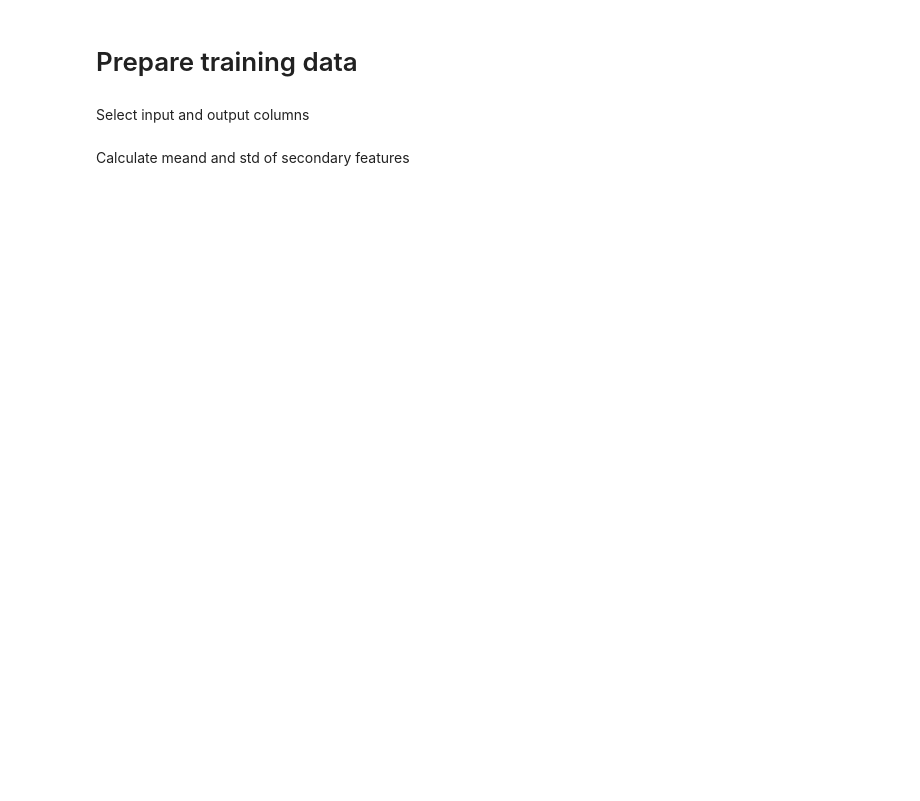
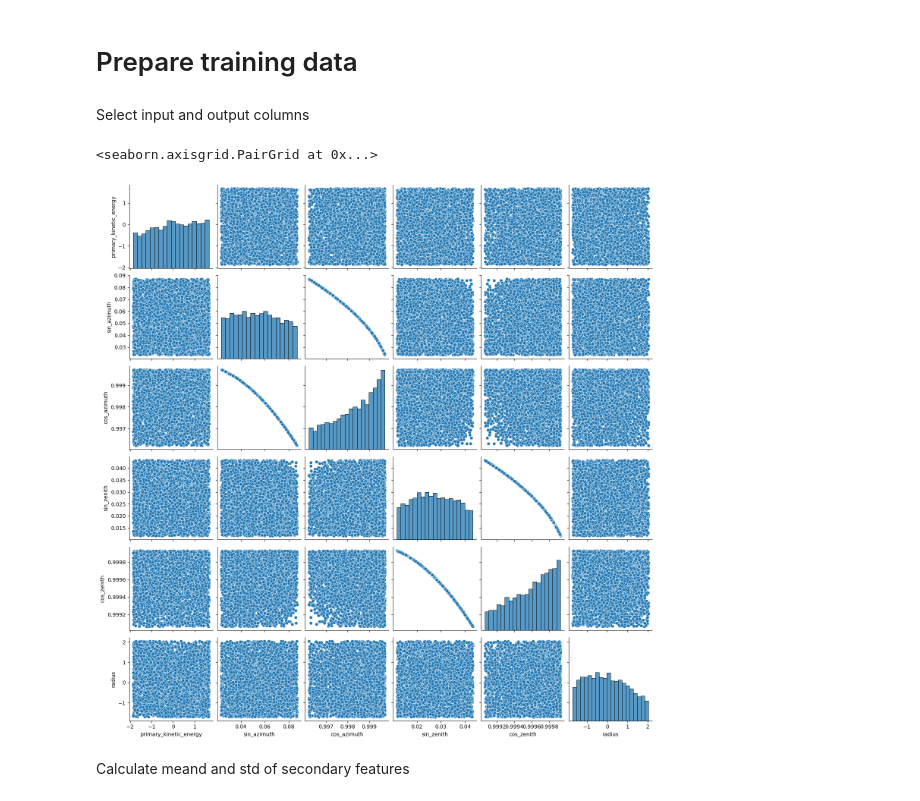
Before and after one commit to green3diamond/TambOpt-zlt, a Jupyter notebook: notebooks/06_train_using_PINA_Cone_50k.ipynb, the cells around one changed output. Saved outputs shown, nothing was run; the diff lists cells and outputs as text; code cells hidden in the pictures; blank space fills up the shorter version.

```diff
--- a/notebooks/06_train_using_PINA_Cone_50k.ipynb
+++ b/notebooks/06_train_using_PINA_Cone_50k.ipynb
@@ -88,6 +84,13 @@ output_columns = [
     'radius'
 ]
 batch_identifier = "event_id"
+# %%
+import seaborn as sns
+
+sns.pairplot(train_data_with_cone[input_columns+output_columns])
+# %% [output]
+<seaborn.axisgrid.PairGrid at 0x...>
+[figure, added]
 # %% [markdown]
 Calculate meand and std of secondary features
 # %%
```
Also changed, not shown: parts of 11 cells of this notebook.
